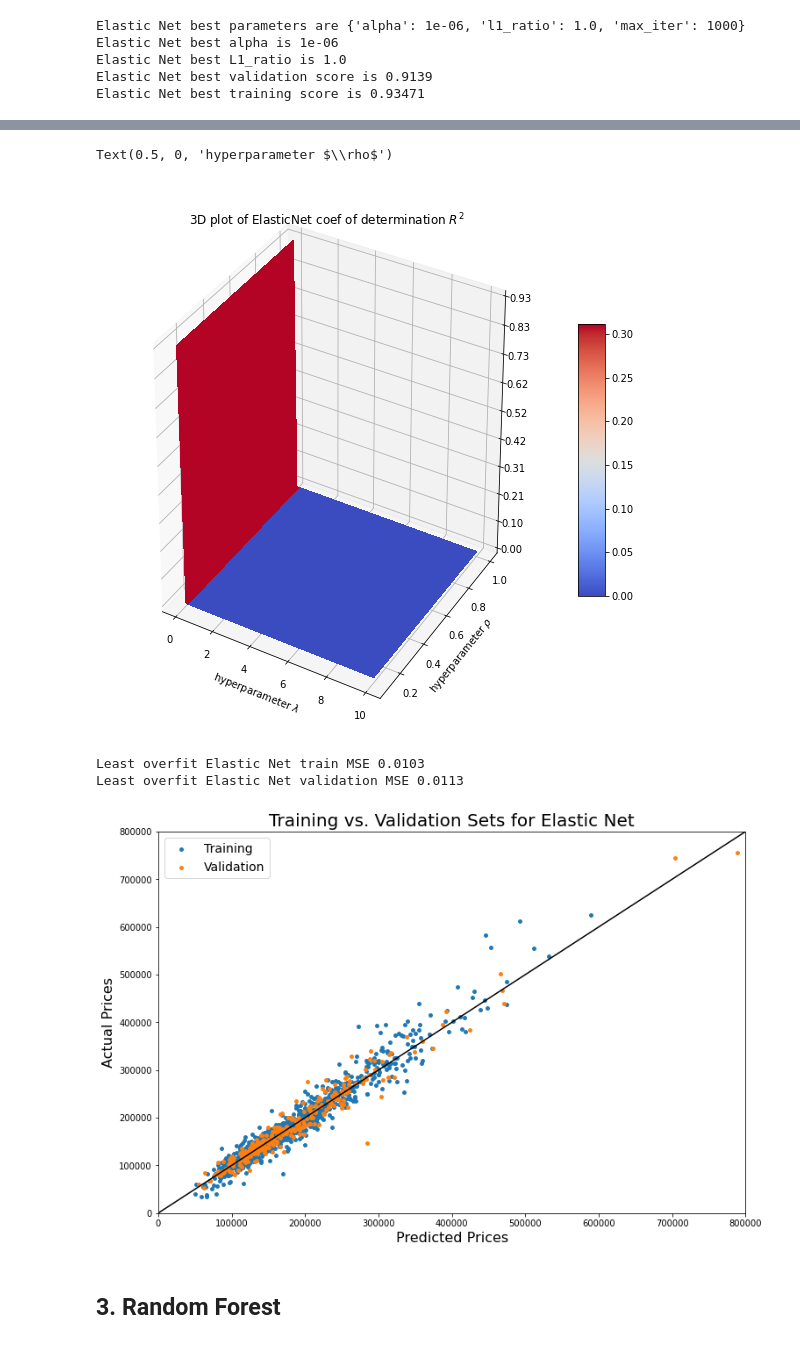
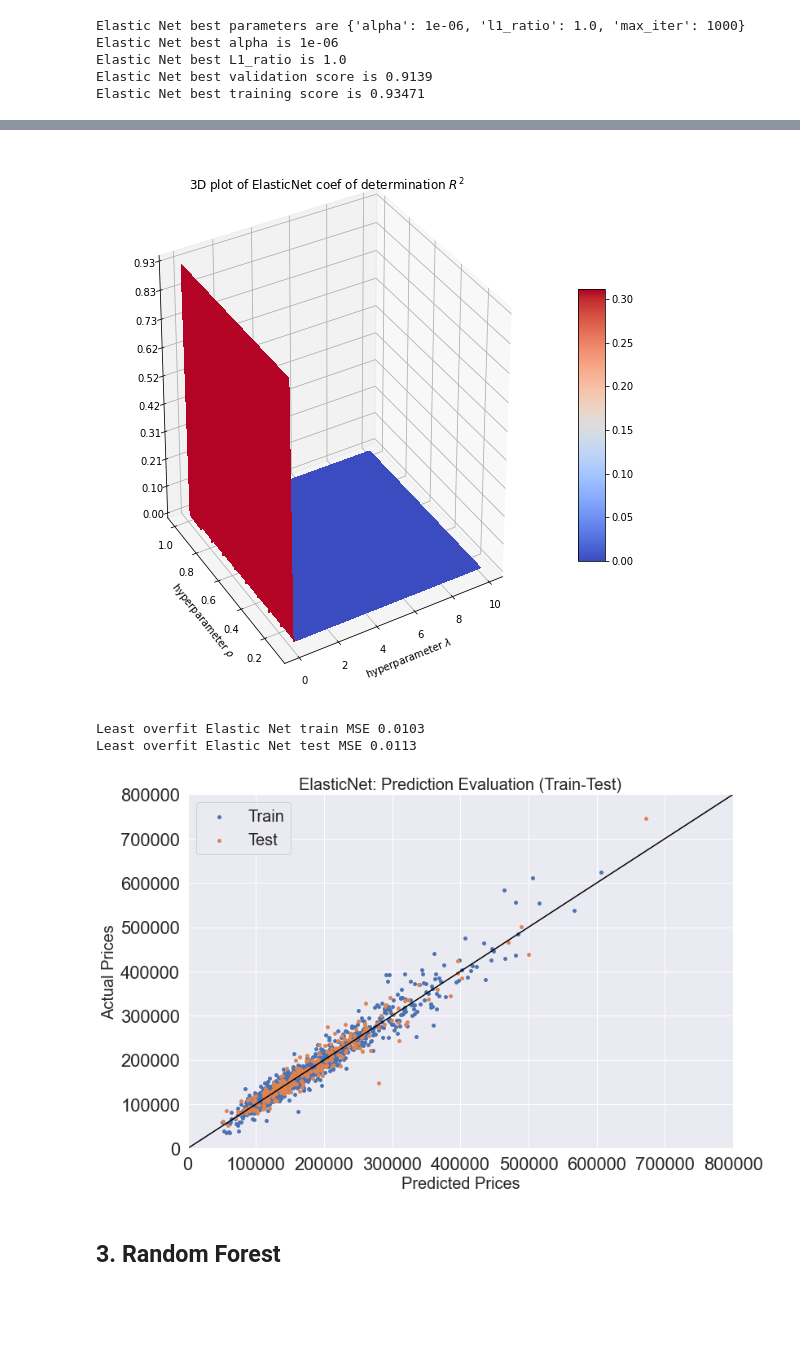
Before and after one commit to zackzbar/ml_houseprice_iowa, a Jupyter notebook: scripts/models.ipynb, the cells around one changed output, grey strips where cells are left out. Drawn from its saved outputs; the diff is of its cells as text; code cells hidden in the pictures; blank space fills up the shorter version.

```diff
--- a/scripts/models.ipynb
+++ b/scripts/models.ipynb
@@ -504,15 +530,14 @@ fig.colorbar(surf, shrink=0.5, aspect=10)
 plt.xlabel(r'hyperparameter $\lambda$')
 plt.ylabel(r'hyperparameter $\rho$')
 
-# ax.view_init(30,300)
+ax.view_init(30,300)
 # plt.savefig("../output/elasticnet_train_validation_score_30_300.png")
-# ax.view_init(30,270)
+ax.view_init(30,270)
 # plt.savefig("../output/elasticnet_train_validation_score_30_270.png")
-# ax.view_init(30,240)
+ax.view_init(30,240)
 # plt.savefig("../output/elasticnet_train_validation_score_30_240.png")
 # %% [output]
-Text(0.5, 0, 'hyperparameter $\\rho$')
-[figure, old version]
+[figure, new version]
 # %%
 # ## Elastic Net Model Coefficients
 # elasticnet_coef_abs = pd.DataFrame({'abs_coef':abs(model_elasticnet.coef_), 'coef': model_elasticnet.coef_},
@@ -531,26 +556,26 @@ MSE = mean_squared_error(ytrain, ytrain_elasticnet)
 print("Least overfit Elastic Net train MSE", round(MSE, ndigits=4))
 
 MSE2 = mean_squared_error(ytest, ytest_elasticnet)
-print("Least overfit Elastic Net validation MSE", round(MSE2, ndigits=4))
+print("Least overfit Elastic Net test MSE", round(MSE2, ndigits=4))
 # %% [output]
 Least overfit Elastic Net train MSE 0.0103
-Least overfit Elastic Net validation MSE 0.0113
+Least overfit Elastic Net test MSE 0.0113
 # %%
 # Plot Elastic Nest Error
 plt.figure(figsize=(12,8))
-plt.scatter(np.exp(ytrain_lasso), np.exp(ytrain), marker="o", s=15, label = "Training")
-plt.scatter(np.exp(ytest_lasso), np.exp(ytest), marker="o", s=15, label="Validation")
-plt.title("Training vs. Validation Sets for Elastic Net", fontsize=20)
-plt.xlabel("Predicted Prices", fontsize = 16)
-plt.ylabel("Actual Prices", fontsize = 16)
-plt.legend(loc = "upper left", fontsize = 14)
+plt.scatter(np.exp(ytrain_elasticnet), np.exp(ytrain), marker="o", s=15, label = "Train")
+plt.scatter(np.exp(ytest_elasticnet), np.exp(ytest), marker="o", s=15, label="Test")
+plt.title("ElasticNet: Prediction Evaluation (Train-Test)", fontsize=20)
+plt.xlabel("Predicted Prices", fontsize = 20)
+plt.ylabel("Actual Prices", fontsize = 20)
+plt.legend(loc = "upper left", fontsize = 20)
 plt.xlim(0, 800000)
 plt.ylim(0, 800000)
 plt.plot([0, 800000], [0, 800000], 'black') # ideal predict-
 #plt.show()
-plt.savefig('../output/elasticnet_train_validation_compare.png')
+plt.savefig('../output/elasticnet_train_test_compare.png')
 # %% [output]
-[figure, old version]
+[figure, new version]
 # %% [markdown]
 ## 3. Random Forest
 <a id='rf'></a>
```
Also changed, not shown: parts of 17 cells of this notebook, 9 other files.
